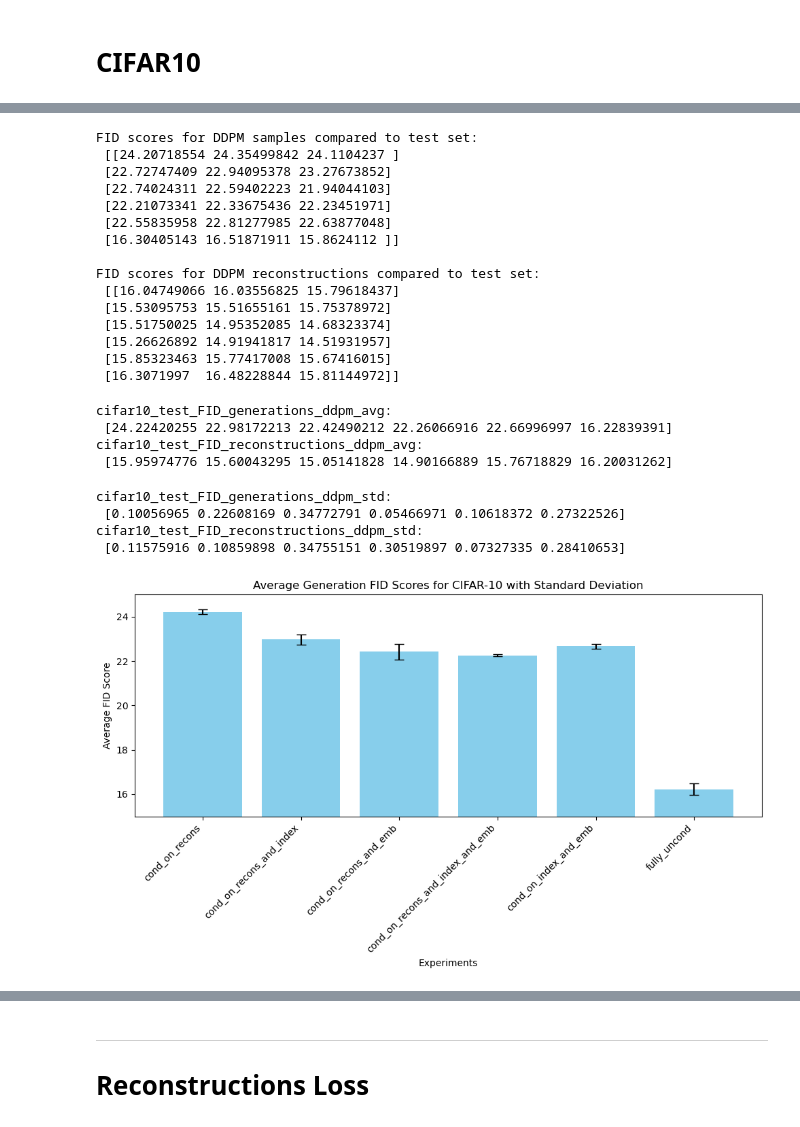
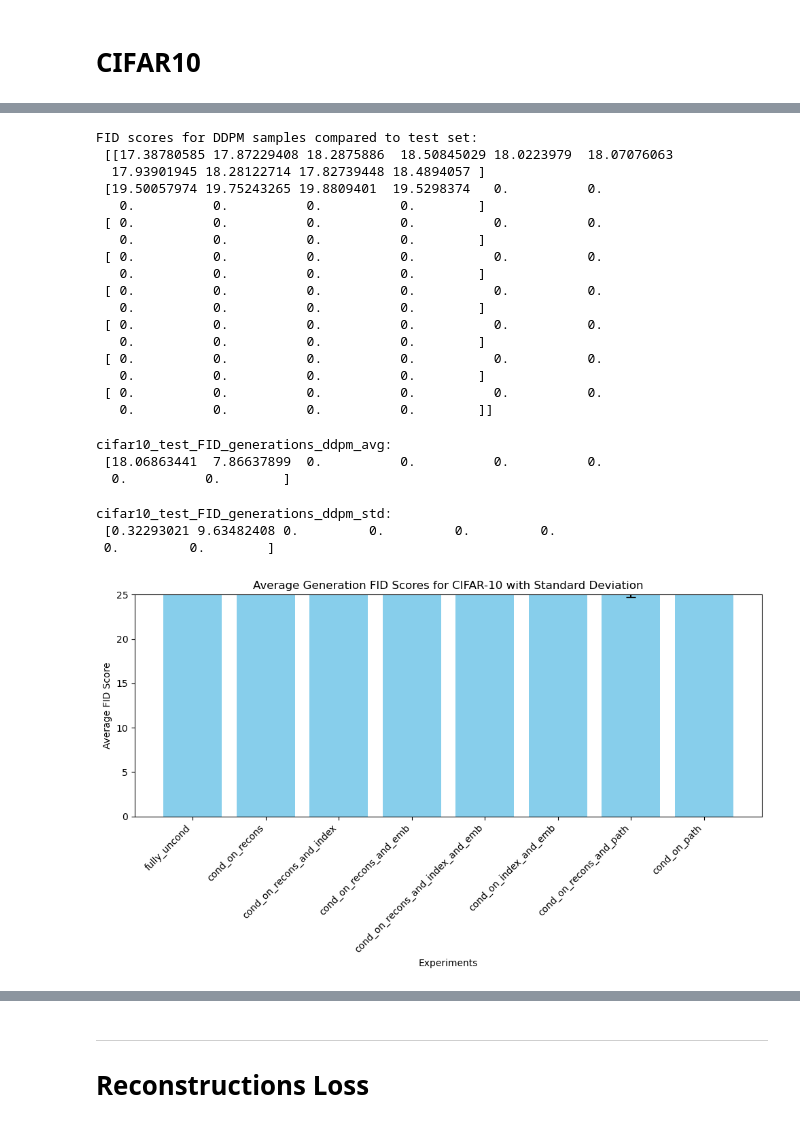
Before and after one commit to JoGo175/TreeDiffusion, a Jupyter notebook: notebooks/FID_conditioning_experiment.ipynb, the cells around one changed output, grey strips where cells are left out. Cells and saved outputs as stored; diff of their text form; code cells hidden in the pictures.

```diff
--- a/notebooks/FID_conditioning_experiment.ipynb
+++ b/notebooks/FID_conditioning_experiment.ipynb
@@ -447,9 +447,11 @@ data_stats_test = get_precomputed_fid_scores_path(testset.dataset.data, configs[
                                                 device=device)
 
 # paths to the generated images
-base_path = '../results_latent_emb/'
-experiment_list = ["cond_on_recons", "cond_on_recons_and_index", "cond_on_recons_and_emb", "cond_on_recons_and_index_and_emb", "cond_on_index_and_emb", "fully_uncond"]
-seed_list = ["seed_1", "seed_2", "seed_3"]
+base_path = '../results_ICLR/'
+experiment_list = ["fully_uncond", "cond_on_recons", "cond_on_recons_and_index", "cond_on_recons_and_emb", "cond_on_recons_and_index_and_emb",
+                 "cond_on_index_and_emb", "cond_on_recons_and_path", "cond_on_path"]
+#experiment_list = ["cond_on_recons_and_path", "cond_on_path"]
+seed_list = ["seed_1", "seed_2", "seed_3", "seed_4", "seed_5", "seed_6", "seed_7", "seed_8", "seed_9", "seed_10"]
 
 # lists to store FID scores for each seed
 cifar10_test_FID_generations_ddpm = np.zeros((len(experiment_list), len(seed_list)))
@@ -457,12 +459,12 @@ cifar10_test_FID_reconstructions_ddpm = np.zeros((len(experiment_list), len(seed
 
 for j, exp_path in enumerate(experiment_list):
     for i, seed in enumerate(seed_list):
-        ddpm_samples_path = base_path + dataset + exp_path + "/" + seed + '/ddpm/sample/'
-        ddpm_reconstructions_path = base_path + dataset + exp_path + "/" + seed + '/ddpm/recons/'
+        ddpm_samples_path = base_path + dataset + exp_path + "/ddim/" + seed + '/ddpm/sample/'
+        #ddpm_reconstructions_path = base_path + dataset + exp_path + "/ddim/" + seed + '/ddpm/recons/'
 
         # load all images from the path and create a numpy array
         ddpm_samples = load_images_from_path(ddpm_samples_path)
-        ddpm_reconstructions = load_images_from_path(ddpm_reconstructions_path)
+        #ddpm_reconstructions = load_images_from_path(ddpm_reconstructions_path)
 
         # precompute FID scores for generated and reconstructed images of DDPM
 
@@ -472,9 +474,11 @@ for j, exp_path in enumerate(experiment_list):
         cifar10_test_FID_generations_ddpm[j, i] = test_FID_gen_ddpm
 
         # DDPM reconstructions
-        ddpm_stats_reconstructions = save_fid_stats_as_dict(ddpm_reconstructions, batch_size=256, device=device, dims=2048)
-        test_FID_recon_ddpm = calculate_fid([data_stats_test, ddpm_stats_reconstructions], batch_size=256, device=device, dims=2048)
-        cifar10_test_FID_reconstructions_ddpm[j, i] = test_FID_recon_ddpm
+        #ddpm_stats_reconstructions = save_fid_stats_as_dict(ddpm_reconstructions, batch_size=256, device=device, dims=2048)
+        #test_FID_recon_ddpm = calculate_fid([data_stats_test, ddpm_stats_reconstructions], batch_size=256, device=device, dims=2048)
+        #cifar10_test_FID_reconstructions_ddpm[j, i] = test_FID_recon_ddpm
+
+        print(str(j*len(seed_list)+i+1), "/", str(len(experiment_list)*len(seed_list)))
 # %% [output]
 Files already downloaded and verified
 Files already downloaded and verified
@@ -495,63 +510,63 @@ Saving FID statistics
 # %%
 print("\nFID scores for DDPM samples compared to test set:\n", cifar10_test_FID_generations_ddpm)
-print("\nFID scores for DDPM reconstructions compared to test set:\n", cifar10_test_FID_reconstructions_ddpm)
+#print("\nFID scores for DDPM reconstructions compared to test set:\n", cifar10_test_FID_reconstructions_ddpm)
 # %% [output]
 FID scores for DDPM samples compared to test set:
- [[24.20718554 24.35499842 24.1104237 ]
- [22.72747409 22.94095378 23.27673852]
- [22.74024311 22.59402223 21.94044103]
- [22.21073341 22.33675436 22.23451971]
- [22.55835958 22.81277985 22.63877048]
- [16.30405143 16.51871911 15.8624112 ]]
-
-FID scores for DDPM reconstructions compared to test set:
- [[16.04749066 16.03556825 15.79618437]
- [15.53095753 15.51655161 15.75378972]
- [15.51750025 14.95352085 14.68323374]
- [15.26626892 14.91941817 14.51931957]
- [15.85323463 15.77417008 15.67416015]
- [16.3071997  16.48228844 15.81144972]]
+ [[17.38780585 17.87229408 18.2875886  18.50845029 18.0223979  18.07076063
+  17.93901945 18.28122714 17.82739448 18.4894057 ]
+ [19.50057974 19.75243265 19.8809401  19.5298374   0.          0.
+   0.          0.          0.          0.        ]
+ [ 0.          0.          0.          0.          0.          0.
+   0.          0.          0.          0.        ]
+ [ 0.          0.          0.          0.          0.          0.
+   0.          0.          0.          0.        ]
+ [ 0.          0.          0.          0.          0.          0.
+   0.          0.          0.          0.        ]
+ [ 0.          0.          0.          0.          0.          0.
+   0.          0.          0.          0.        ]
+ [ 0.          0.          0.          0.          0.          0.
+   0.          0.          0.          0.        ]
+ [ 0.          0.          0.          0.          0.          0.
+   0.          0.          0.          0.        ]]
 # %%
 # Compute row averages
 cifar10_test_FID_generations_ddpm_avg = np.mean(cifar10_test_FID_generations_ddpm, axis=1)
-cifar10_test_FID_reconstructions_ddpm_avg = np.mean(cifar10_test_FID_reconstructions_ddpm, axis=1)
+#cifar10_test_FID_reconstructions_ddpm_avg = np.mean(cifar10_test_FID_reconstructions_ddpm, axis=1)
 
 # The resulting matrices and averages
 print("cifar10_test_FID_generations_ddpm_avg: \n", cifar10_test_FID_generations_ddpm_avg)
-print("cifar10_test_FID_reconstructions_ddpm_avg: \n", cifar10_test_FID_reconstructions_ddpm_avg)
+#print("cifar10_test_FID_reconstructions_ddpm_avg: \n", cifar10_test_FID_reconstructions_ddpm_avg)
 # %% [output]
 cifar10_test_FID_generations_ddpm_avg:
- [24.22420255 22.98172213 22.42490212 22.26066916 22.66996997 16.22839391]
-cifar10_test_FID_reconstructions_ddpm_avg:
- [15.95974776 15.60043295 15.05141828 14.90166889 15.76718829 16.20031262]
+ [18.06863441  7.86637899  0.          0.          0.          0.
+  0.          0.        ]
 # %%
 # Compute row std
 cifar10_test_FID_generations_ddpm_std = np.std(cifar10_test_FID_generations_ddpm, axis=1)
-cifar10_test_FID_reconstructions_ddpm_std = np.std(cifar10_test_FID_reconstructions_ddpm, axis=1)
+#cifar10_test_FID_reconstructions_ddpm_std = np.std(cifar10_test_FID_reconstructions_ddpm, axis=1)
 
 # The resulting matrices and averages
 print("cifar10_test_FID_generations_ddpm_std: \n", cifar10_test_FID_generations_ddpm_std)
-print("cifar10_test_FID_reconstructions_ddpm_std: \n", cifar10_test_FID_reconstructions_ddpm_std)
+#print("cifar10_test_FID_reconstructions_ddpm_std: \n", cifar10_test_FID_reconstructions_ddpm_std)
 # %% [output]
 cifar10_test_FID_generations_ddpm_std:
- [0.10056965 0.22608169 0.34772791 0.05466971 0.10618372 0.27322526]
-cifar10_test_FID_reconstructions_ddpm_std:
- [0.11575916 0.10859898 0.34755151 0.30519897 0.07327335 0.28410653]
+ [0.32293021 9.63482408 0.         0.         0.         0.
+ 0.         0.        ]
 # %%
 # Create bar plot with error bars
 plt.figure(figsize=(10, 6))
 plt.bar(experiment_list, cifar10_test_FID_generations_ddpm_avg, yerr=cifar10_test_FID_generations_ddpm_std, capsize=5, color='skyblue')
 plt.xlabel('Experiments')
 plt.ylabel('Average FID Score')
 plt.title('Average Generation FID Scores for CIFAR-10 with Standard Deviation')
 plt.xticks(rotation=45, ha='right')
 plt.tight_layout()
-plt.ylim(15, 25)
+plt.ylim(0, 25)
 
 # Show plot
 plt.show()
 # %% [output]
-[figure, old version]
+[figure, new version]
 # %%
 # Create bar plot with error bars
 plt.figure(figsize=(10, 6))
```
Also changed, not shown: parts of 2 cells of this notebook, 5 other files.
